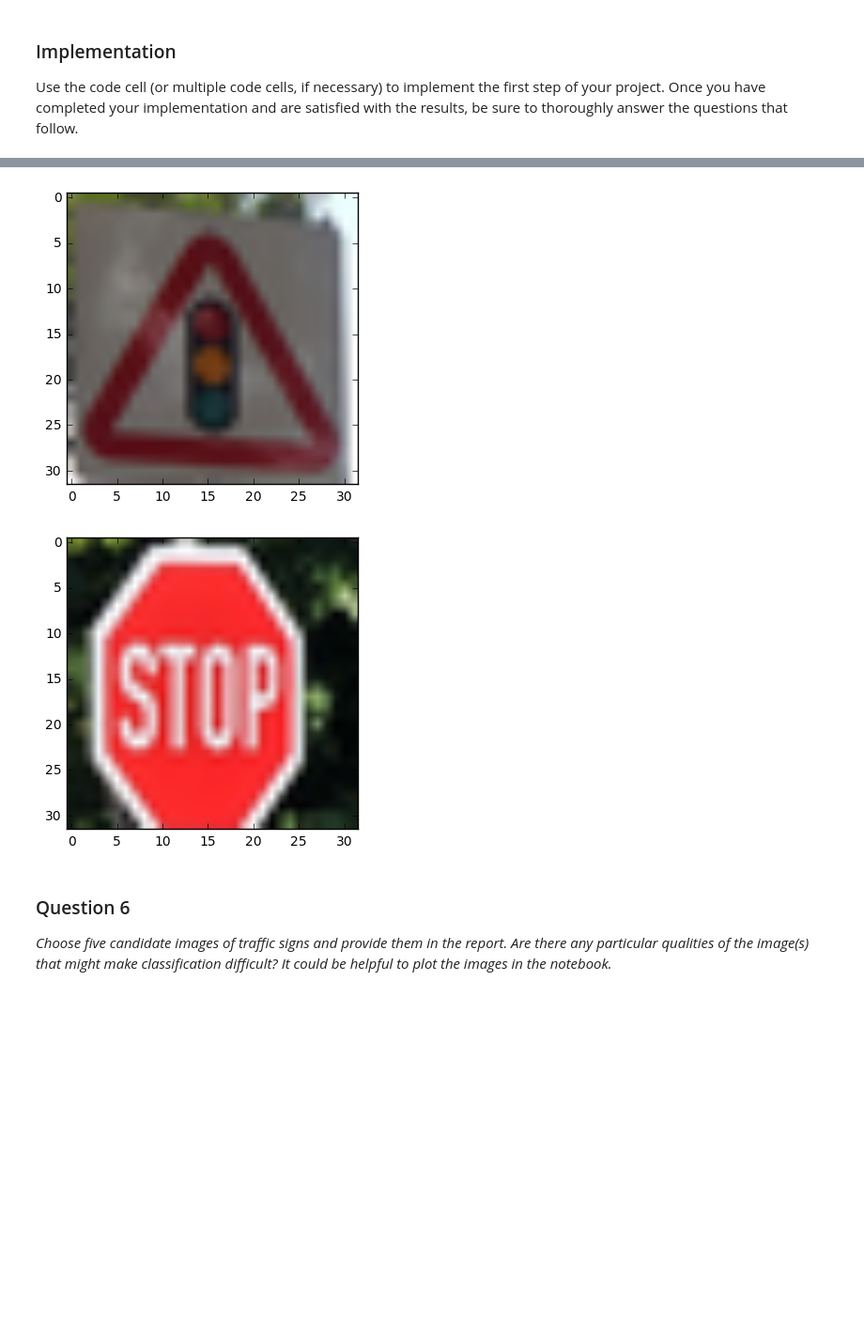
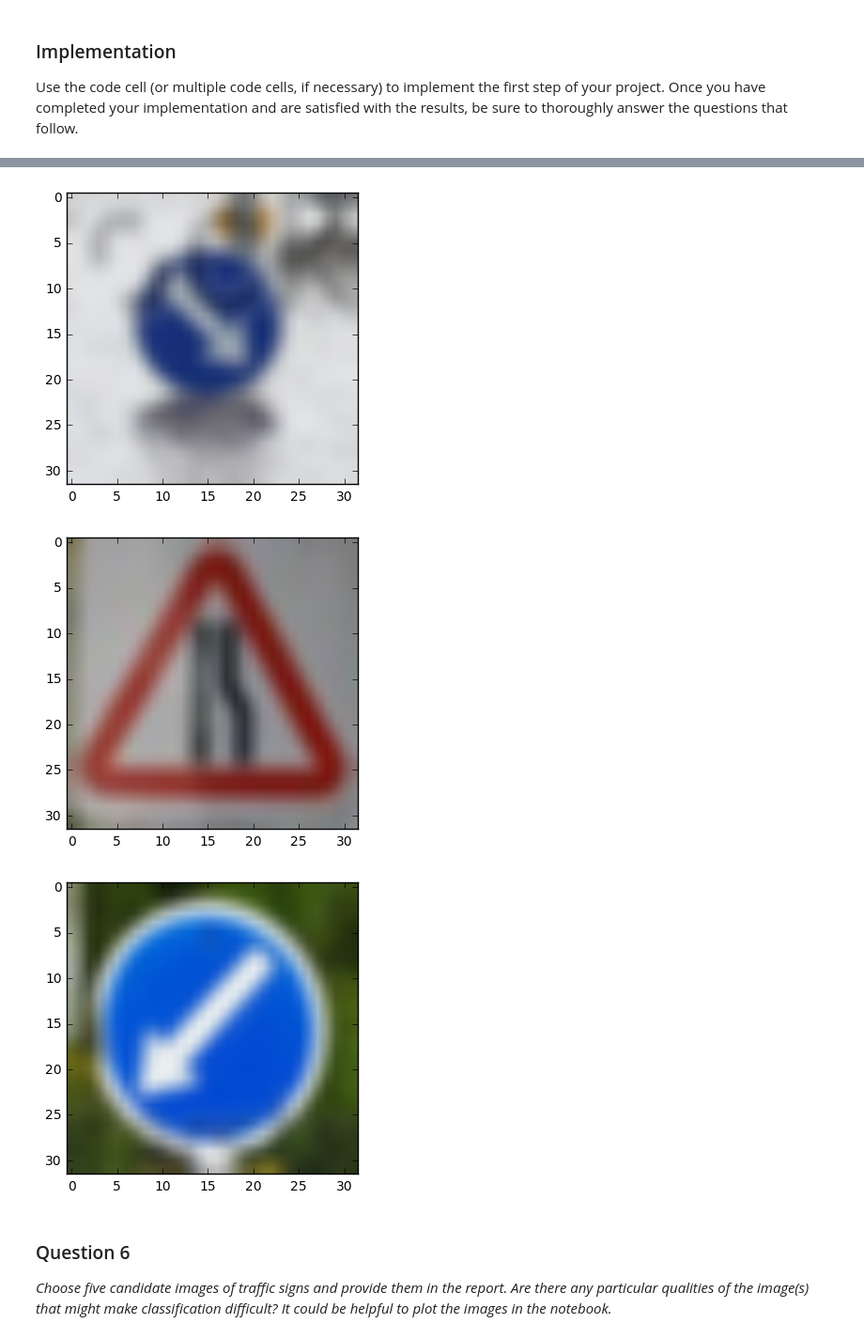
Before and after one commit to Baozhang-Ren/CarND-Traffic-Sign-Classifier-Project, a Jupyter notebook: Traffic_Sign_Classifier.ipynb, the cells around one changed output, grey strips where cells are left out. Shown at 94% size. Cells and saved outputs as stored; diff of their text form; code cells hidden in the pictures; blank space fills up the shorter version.

```diff
--- a/Traffic_Sign_Classifier.ipynb
+++ b/Traffic_Sign_Classifier.ipynb
@@ -365,18 +366,17 @@ Use the code cell (or multiple code cells, if necessary) to implement the first
 
 import numpy as np
 import tensorflow as tf
+import cv2
 
-test_images = [
-               '3.png', '4.png',
-               '5.png', '6.png']
-img1 = []
+test_images = ['1.png',
+               '2.png', '3.png',
+               '4.png', '5.png']
+imgNewImages = []
 for ima in test_images:
     img = cv2.imread('5pics/'+ima)
     img = cv2.cvtColor(img, cv2.COLOR_BGR2RGB)
+    img = cv2.GaussianBlur(img,(3,3),0)
     plt.figure()
     plt.imshow(img)
-    img1.append(img)
-
-# Load an color image in grayscale
-#destRGB_blur=cv2.GaussianBlur(destRGB,(3,3),0)
+    imgNewImages.append(img)
 # %% [output]
@@ -385,5 +385,6 @@ for ima in test_images:
-[figure, old version]
+[figure, new version]
-[figure, old version]
+[figure, new version]
+[figure, added]
 # %% [markdown]
 ### Question 6
 
```
Also changed, not shown: parts of 14 cells of this notebook, 58 other files.
